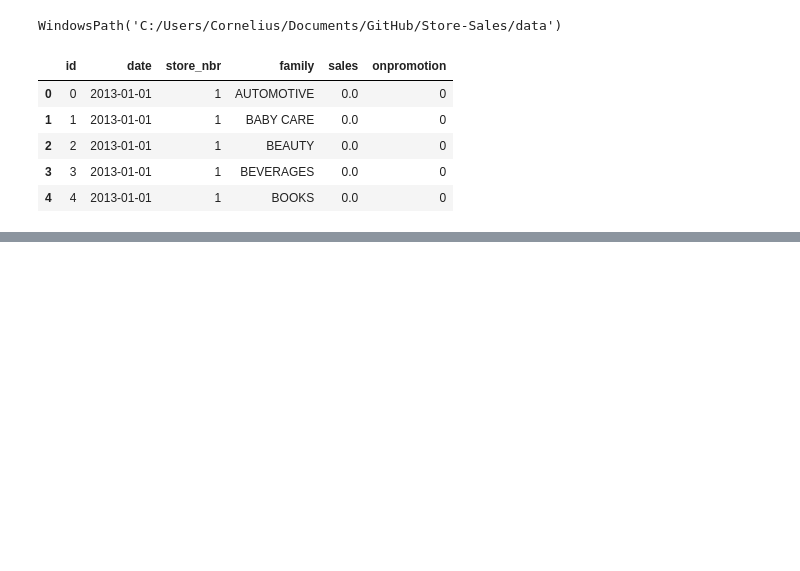
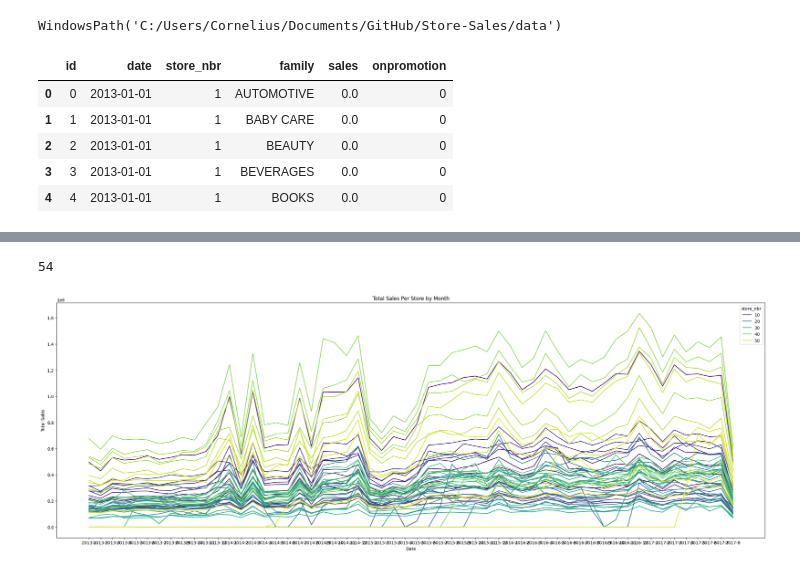
Before and after one commit to coryleroy1/Store-Sales, a Jupyter notebook: code/01_data_exploration.ipynb, the cells around one changed output, grey strips where cells are left out. Saved outputs shown, nothing was run; the diff lists cells and outputs as text; code cells hidden in the pictures; blank space fills up the shorter version.

```diff
--- a/code/01_data_exploration.ipynb
+++ b/code/01_data_exploration.ipynb
@@ -49,0 +137,15 @@ df_train[(df_train['store_nbr']==1) & (df_train['family']=='BEAUTY') & (df_train
+# %%
+unique_stores = df_train['store_nbr'].drop_duplicates().sort_values()
+unique_stores.count()
+# %% [output]
+54
+# %%
+plt.figure(figsize=(30, 10))
+#plt.plot(df_monthly_sales['year'].astype(str)+'-'+df_monthly_sales['month'].astype(str) , df_monthly_sales['sales'], marker='o', color='year')
+sns.lineplot(x=df_monthly_sales_by_store['year'].astype(str)+'-'+df_monthly_sales_by_store['month'].astype(str), y='sales', hue='store_nbr', data=df_monthly_sales_by_store, palette='viridis')
+plt.xlabel('Date')
+plt.ylabel('Total Sales')
+plt.title('Total Sales Per Store by Month')
+plt.show()
+# %% [output]
+[figure, added]
```
Also changed, not shown: parts of 18 cells of this notebook.
